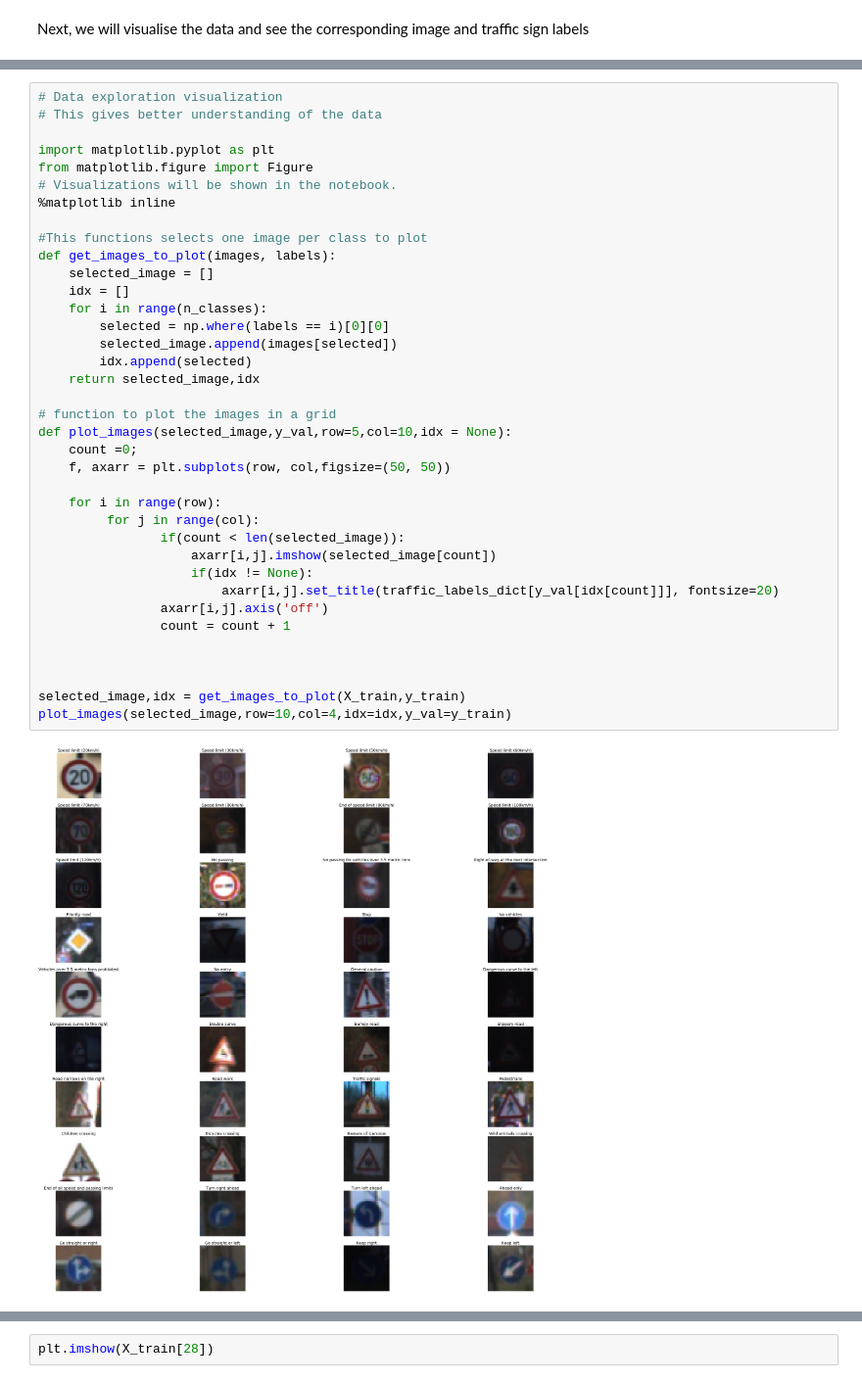
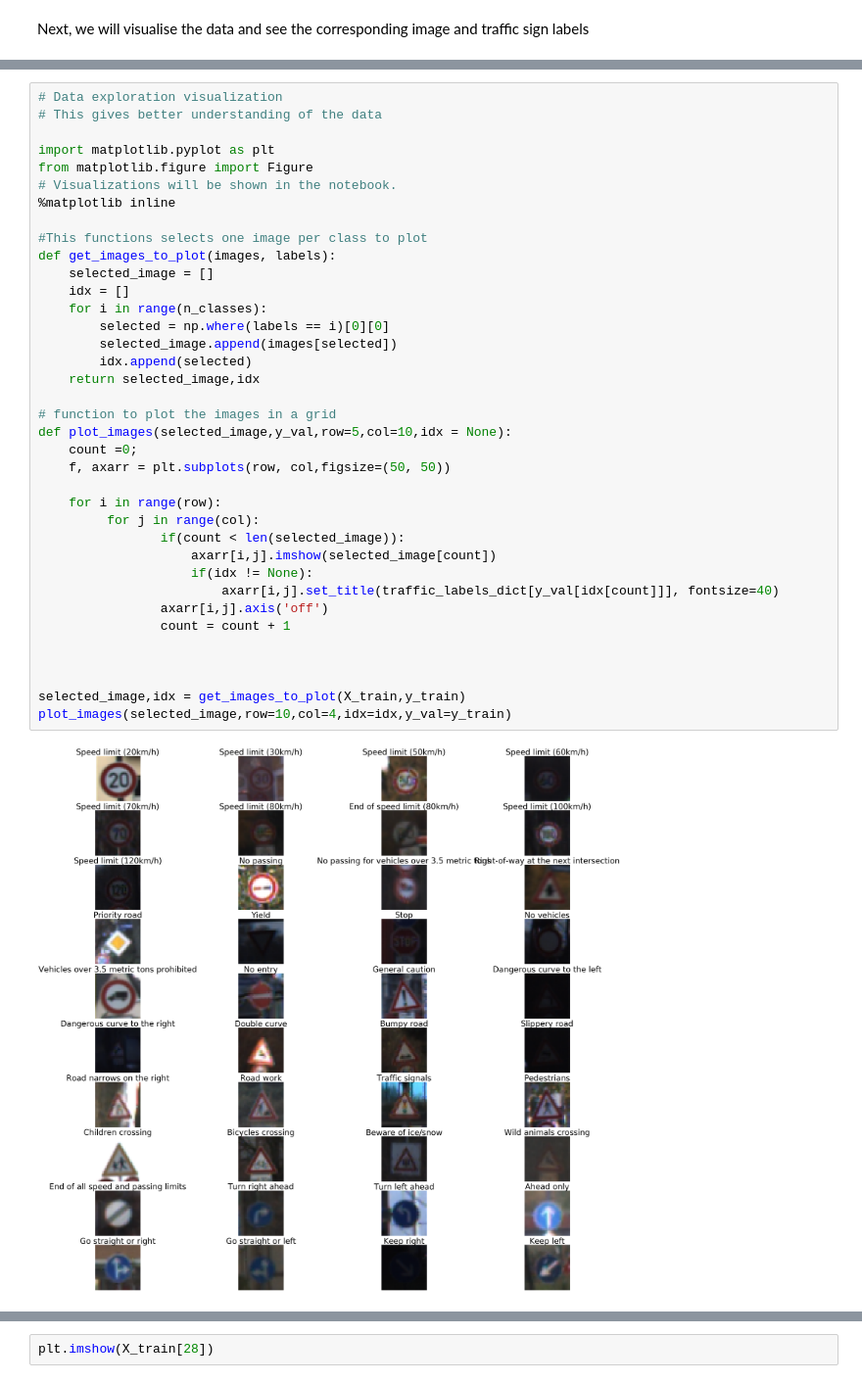
Before and after one commit to sookinoby/mxnet-ccn-samples, a Jupyter notebook: Cnn-mxnet.ipynb, the cells around one changed output, grey strips where cells are left out. Shown at 98% size. Saved outputs shown, nothing was run; the diff lists cells and outputs as text.

Commit message:
Final changes with IPynb and images(stop)

```diff
--- a/Cnn-mxnet.ipynb
+++ b/Cnn-mxnet.ipynb
@@ -108,35 +104,35 @@ from matplotlib.figure import Figure
 %matplotlib inline
 
 #This functions selects one image per class to plot
 def get_images_to_plot(images, labels):
     selected_image = []
     idx = []
     for i in range(n_classes):
         selected = np.where(labels == i)[0][0]
         selected_image.append(images[selected])
         idx.append(selected)
     return selected_image,idx
 
 # function to plot the images in a grid
 def plot_images(selected_image,y_val,row=5,col=10,idx = None):
     count =0;
     f, axarr = plt.subplots(row, col,figsize=(50, 50))
 
     for i in range(row):
          for j in range(col):
                 if(count < len(selected_image)):
                     axarr[i,j].imshow(selected_image[count])
                     if(idx != None):
-                        axarr[i,j].set_title(traffic_labels_dict[y_val[idx[count]]], fontsize=20)
+                        axarr[i,j].set_title(traffic_labels_dict[y_val[idx[count]]], fontsize=40)
                 axarr[i,j].axis('off')
                 count = count + 1
 
 
 
 selected_image,idx = get_images_to_plot(X_train,y_train)
 plot_images(selected_image,row=10,col=4,idx=idx,y_val=y_train)
 # %% [output]
-[figure, old version]
+[figure, new version]
 # %%
 selected_image,idx = get_images_to_plot(X_valid,y_valid)
 plot_images(selected_image,row=10,col=4,idx=idx,y_val=y_valid)
```
Also changed, not shown: parts of 7 cells of this notebook, 1 other file.
